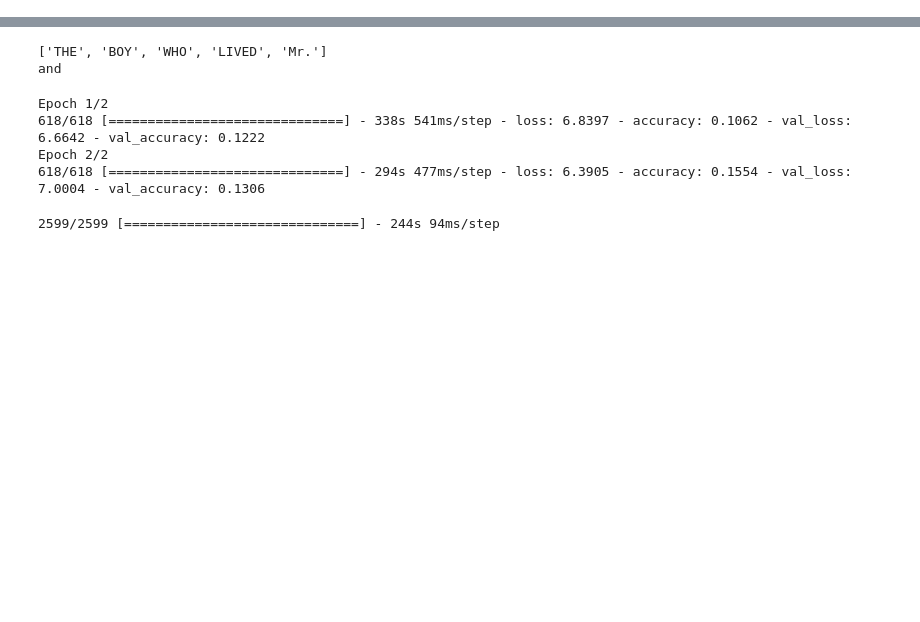
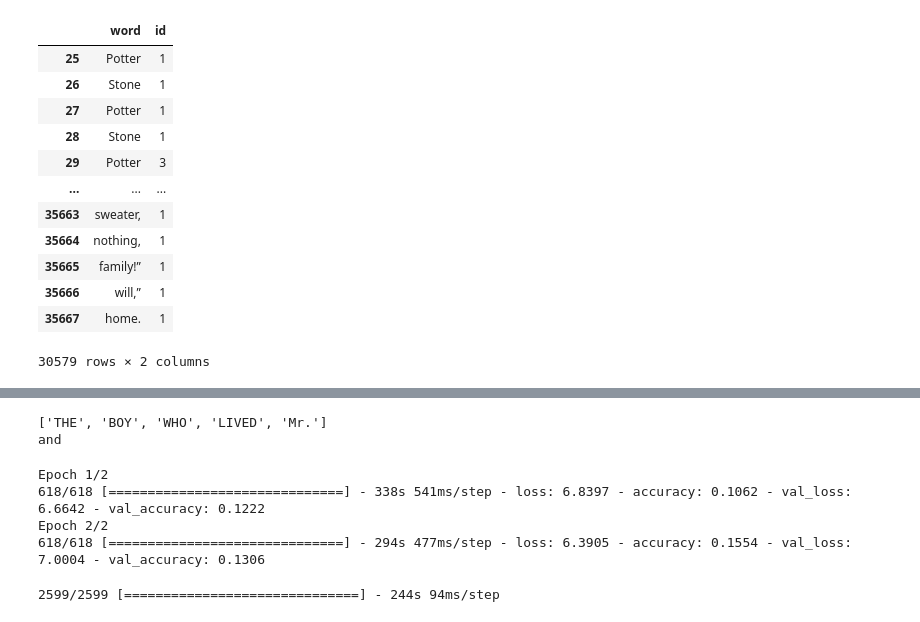
Before and after one commit to rodum012/Harry_Potter_AI, a Jupyter notebook: HP_AI.ipynb, the cells around one changed output, grey strips where cells are left out. Cells and saved outputs as stored; diff of their text form; code cells hidden in the pictures; blank space fills up the shorter version.

```diff
--- a/HP_AI.ipynb
+++ b/HP_AI.ipynb
@@ -40,0 +114,16 @@ unique_word_index = dict((c, i) for i, c in enumerate(unique_words))
+# %%
+hp_df[hp_df.duplicated(subset='word')]
+# %% [output]
+|  | word | id |
+| 25 | Potter | 1 |
+| 26 | Stone | 1 |
+| 27 | Potter | 1 |
+| 28 | Stone | 1 |
+| 29 | Potter | 3 |
+| ... | ... | ... |
+| 35663 | sweater, | 1 |
+| 35664 | nothing, | 1 |
+| 35665 | family!” | 1 |
+| 35666 | will,” | 1 |
+| 35667 | home. | 1 |
+30579 rows × 2 columns
```
Also changed, not shown: parts of 14 cells of this notebook, 2 other files.
